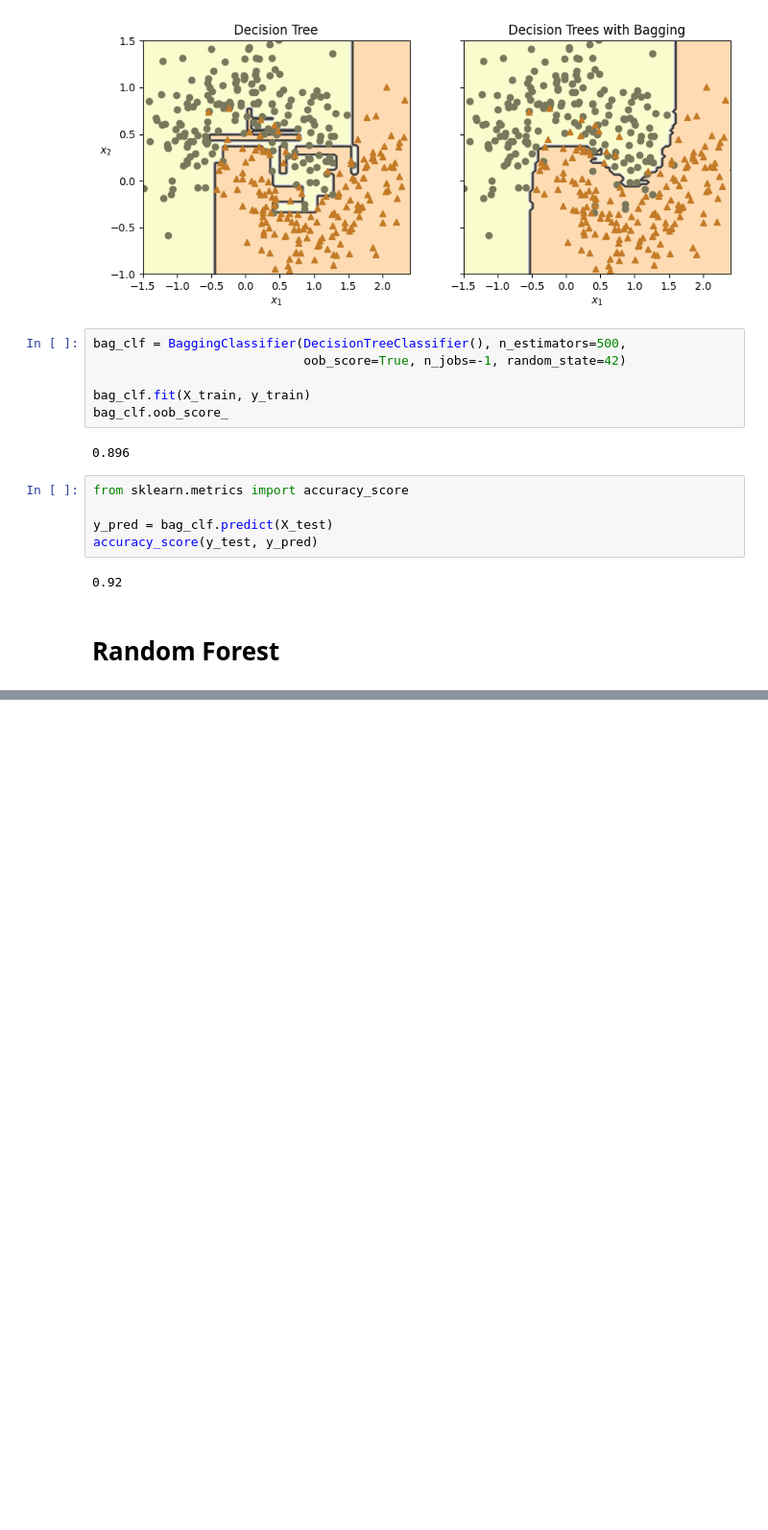
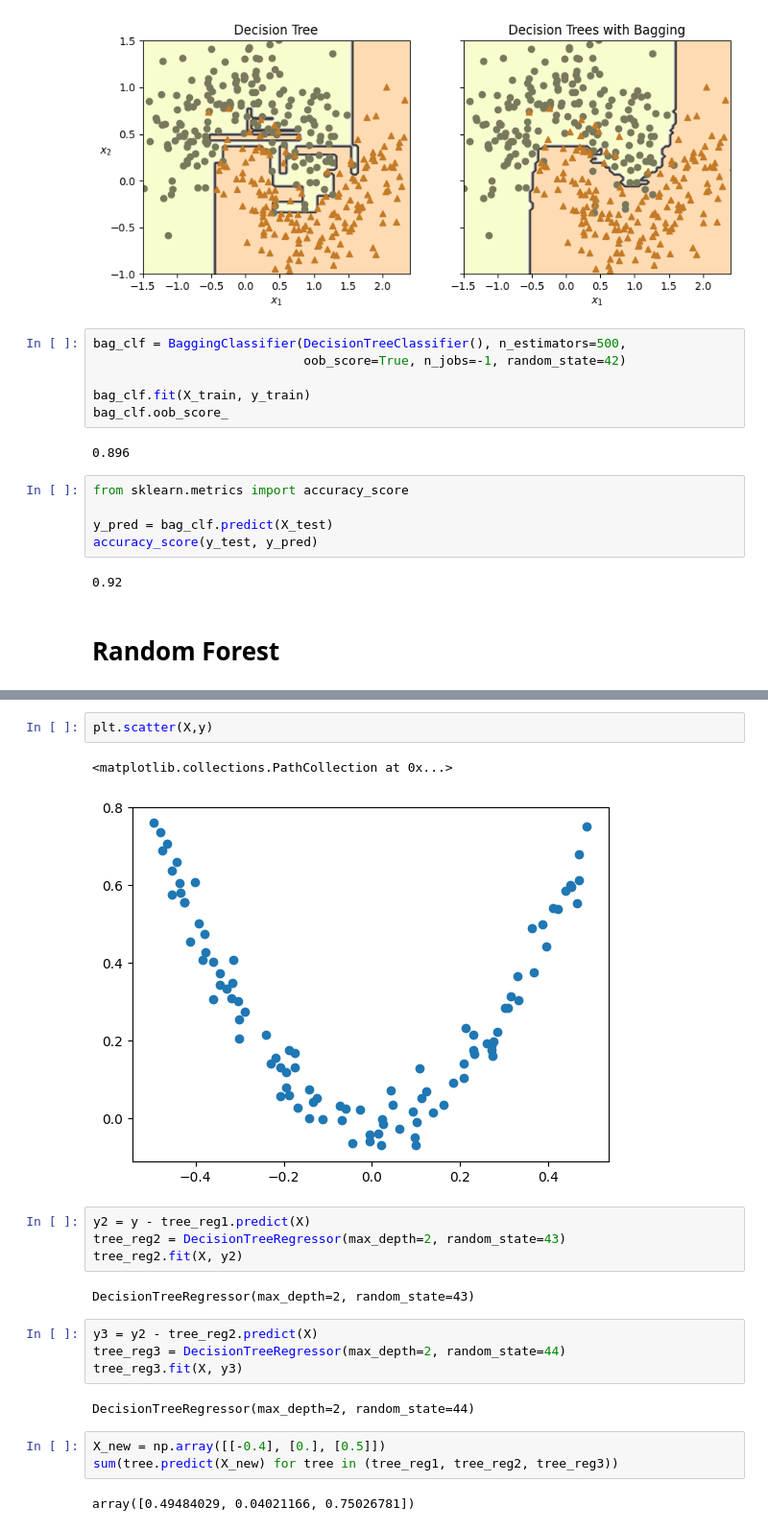
Before and after one commit to VadymKalin/nvidia_certified_associate_generative_ai_llms, a Jupyter notebook: Ensemble_Learning.ipynb, the cells around one changed output, grey strips where cells are left out. Shown: that part at 96% size. Cells and saved outputs as stored; diff of their text form; blank space fills up the shorter version.

```diff
--- a/Ensemble_Learning.ipynb
+++ b/Ensemble_Learning.ipynb
@@ -124,0 +221,22 @@ accuracy_score(y_test, y_pred)
+# %%
+plt.scatter(X,y)
+# %% [output]
+<matplotlib.collections.PathCollection at 0x...>
+[figure, added]
+# %%
+y2 = y - tree_reg1.predict(X)
+tree_reg2 = DecisionTreeRegressor(max_depth=2, random_state=43)
+tree_reg2.fit(X, y2)
+# %% [output]
+DecisionTreeRegressor(max_depth=2, random_state=43)
+# %%
+y3 = y2 - tree_reg2.predict(X)
+tree_reg3 = DecisionTreeRegressor(max_depth=2, random_state=44)
+tree_reg3.fit(X, y3)
+# %% [output]
+DecisionTreeRegressor(max_depth=2, random_state=44)
+# %%
+X_new = np.array([[-0.4], [0.], [0.5]])
+sum(tree.predict(X_new) for tree in (tree_reg1, tree_reg2, tree_reg3))
+# %% [output]
+array([0.49484029, 0.04021166, 0.75026781])
```
Also changed, not shown: parts of 19 cells of this notebook.
